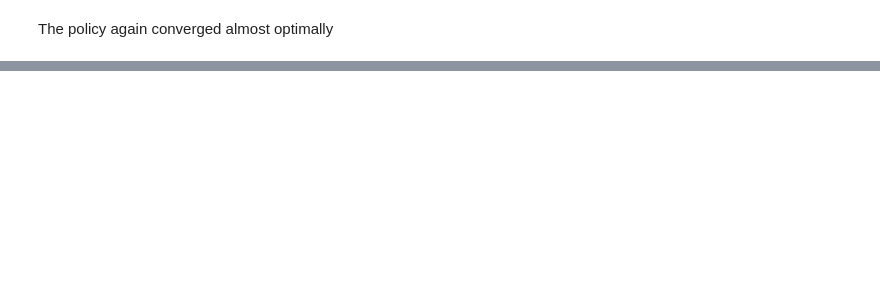
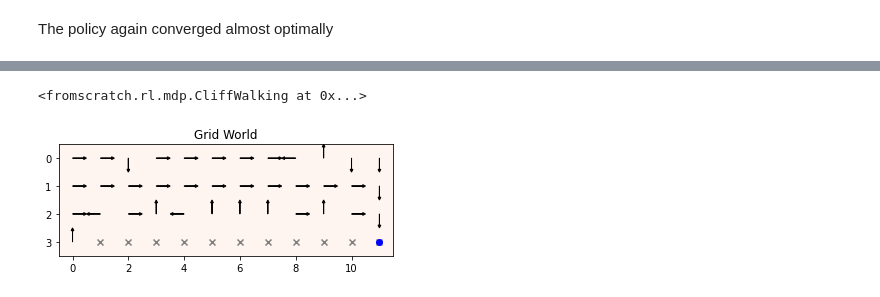
Before and after one commit to tsitsimis/from-scratch, a Jupyter notebook: examples/rl/temporal-difference-learning.ipynb, the cells around one changed output, grey strips where cells are left out. Cells and saved outputs as stored; diff of their text form; code cells hidden in the pictures; blank space fills up the shorter version.

Commit message:
Add cliff walking example

```diff
--- a/examples/rl/temporal-difference-learning.ipynb
+++ b/examples/rl/temporal-difference-learning.ipynb
@@ -94,0 +128,7 @@ The policy again converged almost optimally
+# %%
+cliff = CliffWalking(4, 12, goal=[State([3, 11])])
+cliff.set_state(State([3, 0]))
+# %% [output]
+<fromscratch.rl.mdp.CliffWalking at 0x...>
+# %%
+policy = EpsilonGreedy(cliff, epsilon=0.1, gamma=0.99, value_function="Q")
@@ -94,0 +139,4 @@ The policy again converged almost optimally
+# %%
+cliff.plot(policy)
+# %% [output]
+[figure, added]
```
Also changed, not shown: parts of 18 cells of this notebook.
